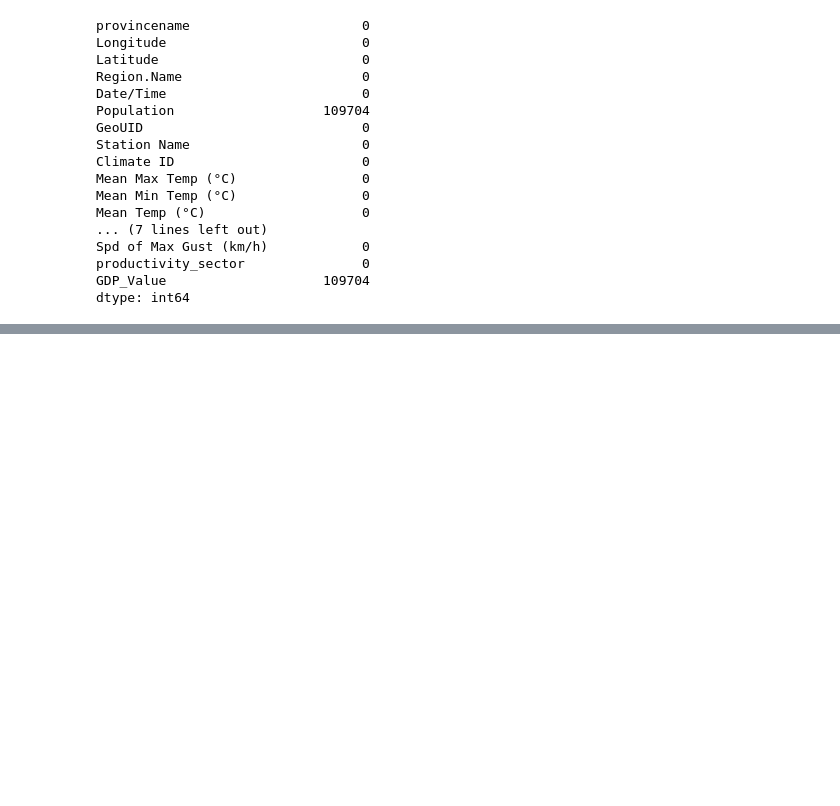
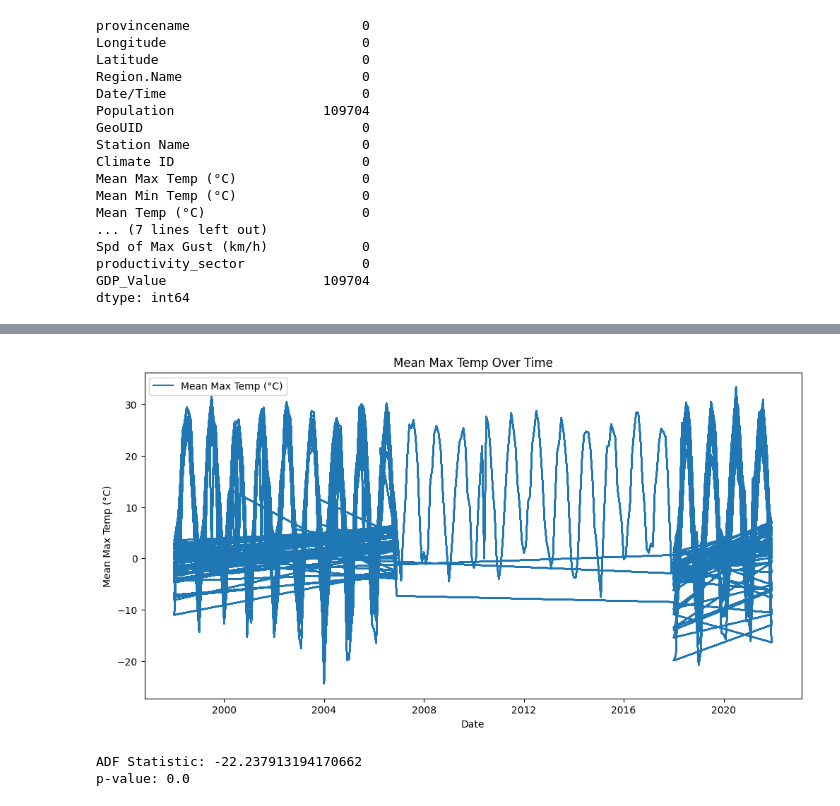
Before and after one commit to chustjarey/Climate-Change-and-its-Economic-Impact-DAB422-24W-004-Group9, a Jupyter notebook: Part II/04_Productivity_editied.ipynb, the cells around one changed output, grey strips where cells are left out. Drawn from its saved outputs; the diff is of its cells as text; code cells hidden in the pictures; blank space fills up the shorter version.

```diff
--- a/Part II/04_Productivity_editied.ipynb
+++ b/Part II/04_Productivity_editied.ipynb
@@ -426,0 +509,7 @@ merged_data.to_csv(csv_path,
+# %%
+# Selecting Ontario data for a specific province and climate variable (Mean Max Temp)
+province_data = merged_filtered[merged_filtered['provincename'] == 'Ontario']
+time_series = province_data['Mean Max Temp (°C)']
+
+# Ensure the 'Date/Time' column is in datetime format
+province_data['Date/Time'] = pd.to_datetime(province_data['Date/Time'])
@@ -426,0 +547,20 @@ merged_data.to_csv(csv_path,
+# %%
+plt.figure(figsize=(12, 6))
+plt.plot(province_data['Date/Time'], time_series, label='Mean Max Temp (°C)')
+plt.title('Mean Max Temp Over Time')
+plt.xlabel('Date')
+plt.ylabel('Mean Max Temp (°C)')
+plt.legend()
+plt.show()
+# %% [output]
+[figure, added]
+# %%
+from statsmodels.tsa.stattools import adfuller
+
+# Check for stationarity
+result = adfuller(time_series)
+print('ADF Statistic:', result[0])
+print('p-value:', result[1])
+# %% [output]
+ADF Statistic: -22.237913194170662
+p-value: 0.0
```
Also changed, not shown: parts of 28 cells of this notebook.
